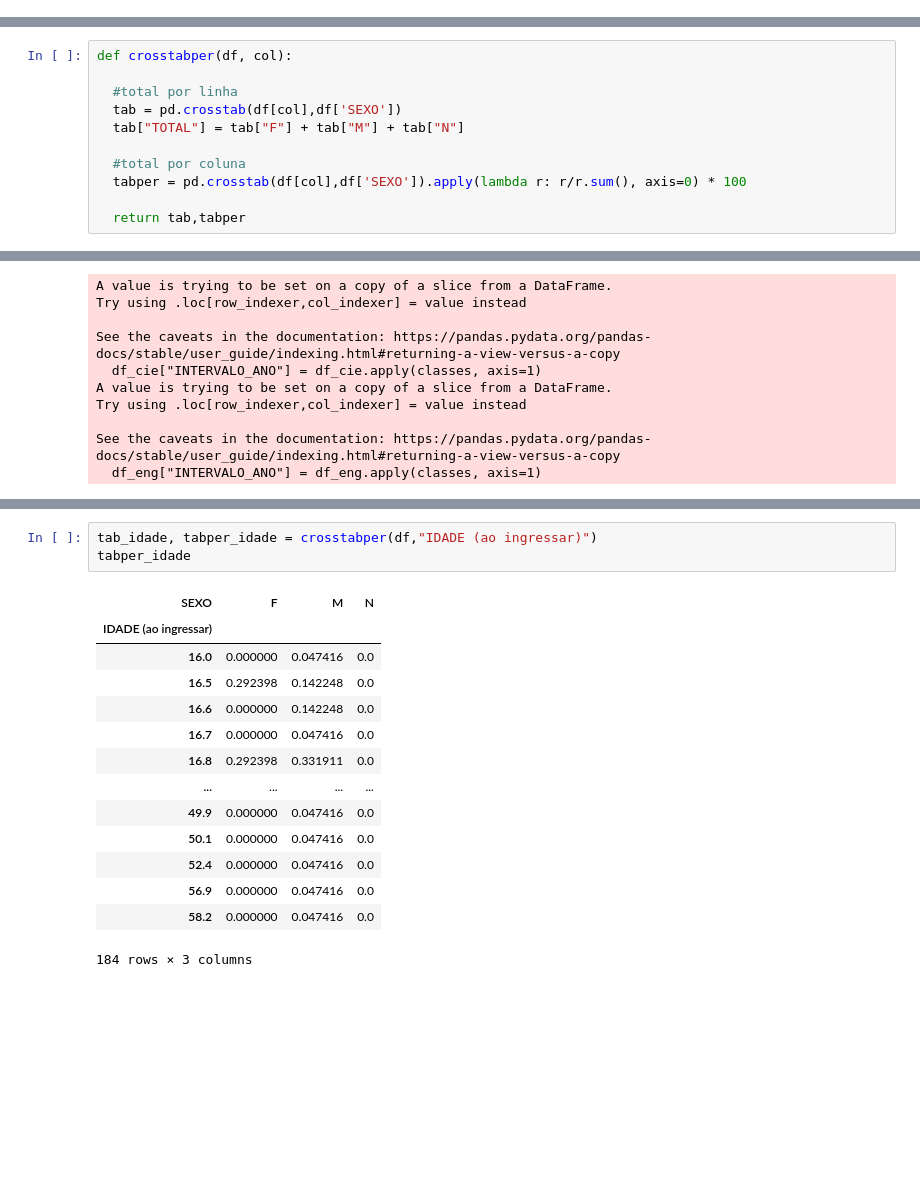
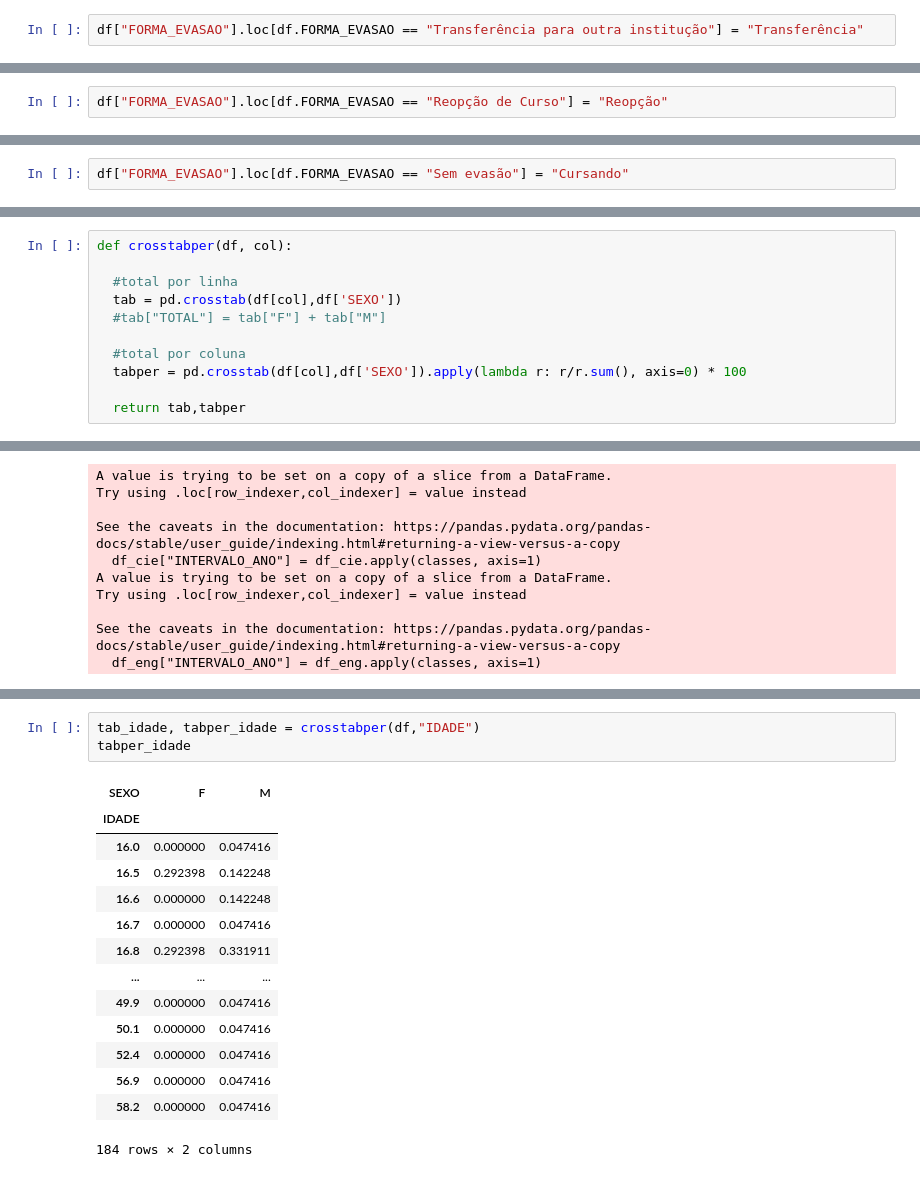
Before and after one commit to ceccoRebeca/mulherescomputacao, a Jupyter notebook: EDA_DadosProplan.ipynb, the cells around one changed output, grey strips where cells are left out. Saved outputs shown, nothing was run; the diff lists cells and outputs as text; blank space fills up the shorter version.

```diff
--- a/EDA_DadosProplan.ipynb
+++ b/EDA_DadosProplan.ipynb
@@ -48,0 +31,2 @@ femi = df[df['SEXO'] == 'F']
+# %%
+df["FORMA_EVASAO"].loc[df.FORMA_EVASAO == "Transferência para outra institução"] = "Transferência"
@@ -48,0 +38,2 @@ femi = df[df['SEXO'] == 'F']
+# %%
+df["FORMA_EVASAO"].loc[df.FORMA_EVASAO == "Reopção de Curso"] = "Reopção"
@@ -48,0 +45,2 @@ femi = df[df['SEXO'] == 'F']
+# %%
+df["FORMA_EVASAO"].loc[df.FORMA_EVASAO == "Sem evasão"] = "Cursando"
@@ -163,7 +287,7 @@ def crosstabper(df, col):
 
   #total por linha
   tab = pd.crosstab(df[col],df['SEXO'])
-  tab["TOTAL"] = tab["F"] + tab["M"] + tab["N"]
+  #tab["TOTAL"] = tab["F"] + tab["M"]
 
   #total por coluna
   tabper = pd.crosstab(df[col],df['SEXO']).apply(lambda r: r/r.sum(), axis=0) * 100
@@ -373,21 +699,21 @@ tabper_estadocivil
 # %%
-tab_idade, tabper_idade = crosstabper(df,"IDADE (ao ingressar)")
+tab_idade, tabper_idade = crosstabper(df,"IDADE")
 tabper_idade
 # %% [output]
-| SEXO | F | M | N |
-| IDADE (ao ingressar) |  |  |  |
-| 16.0 | 0.000000 | 0.047416 | 0.0 |
-| 16.5 | 0.292398 | 0.142248 | 0.0 |
-| 16.6 | 0.000000 | 0.142248 | 0.0 |
-| 16.7 | 0.000000 | 0.047416 | 0.0 |
-| 16.8 | 0.292398 | 0.331911 | 0.0 |
-| ... | ... | ... | ... |
-| 49.9 | 0.000000 | 0.047416 | 0.0 |
-| 50.1 | 0.000000 | 0.047416 | 0.0 |
-| 52.4 | 0.000000 | 0.047416 | 0.0 |
-| 56.9 | 0.000000 | 0.047416 | 0.0 |
-| 58.2 | 0.000000 | 0.047416 | 0.0 |
+| SEXO | F | M |
+| IDADE |  |  |
+| 16.0 | 0.000000 | 0.047416 |
+| 16.5 | 0.292398 | 0.142248 |
+| 16.6 | 0.000000 | 0.142248 |
+| 16.7 | 0.000000 | 0.047416 |
+| 16.8 | 0.292398 | 0.331911 |
+| ... | ... | ... |
+| 49.9 | 0.000000 | 0.047416 |
+| 50.1 | 0.000000 | 0.047416 |
+| 52.4 | 0.000000 | 0.047416 |
+| 56.9 | 0.000000 | 0.047416 |
+| 58.2 | 0.000000 | 0.047416 |
-184 rows × 3 columns
+184 rows × 2 columns
 # %%
 tab_curso, tabper_curso = crosstabper(df,"COD_CURSO")
 tabper_curso
```
Also changed, not shown: parts of 90 cells of this notebook, 10 other files.
